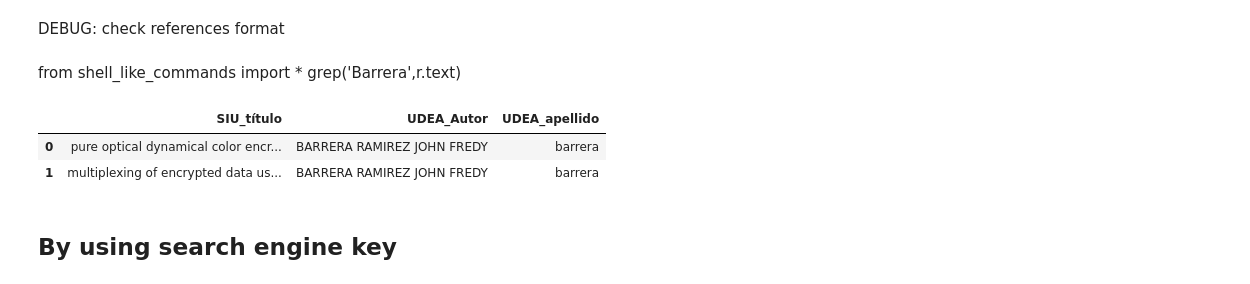
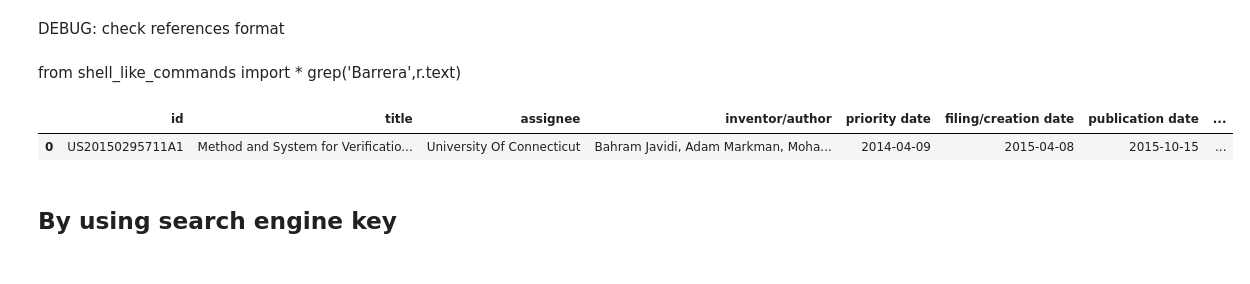
Before and after one commit to restrepo/run_firefox_from_jupyter, a Jupyter notebook: patents.ipynb, the cells around one changed output. Cells and saved outputs as stored; diff of their text form; code cells hidden in the pictures.

```diff
--- a/patents.ipynb
+++ b/patents.ipynb
@@ -87,7 +77,7 @@ SIU=udea[udea.CTR_Centro!=''].reset_index(drop=True)
 # %%
 SIU['SIU_título']=SIU.TI.str.lower().map(unidecode.unidecode).str.replace('\s+\([0-9a-z\s\-\.\'?\:,]+\)$','')
 # %%
-SIU['SIU_título']=SIU.Simple_TI.str.lower().map(unidecode.unidecode).str.replace('\s+\[[0-9a-z\s\-\.\'?\:,\(\)]+\]$','')
+SIU['SIU_título']=SIU.SIU_título.str.lower().map(unidecode.unidecode).str.replace('\s+\[[0-9a-z\s\-\.\'?\:,\(\)]+\]$','')
 # %%
 tmp=SIU[~SIU.Tipo.str.contains('^UDEA$')]
 siu=SIU[SIU.Tipo.str.contains('^UDEA$')].append(tmp).reset_index(drop=True)
@@ -101,6 +91,6 @@ siu['UDEA_apellido']=siu.CTR_NOMBRE.str.split(' ').str[0].str.lower().map(unidec
 # %%
 df=siu[['SIU_título','UDEA_Autor','UDEA_apellido']]
 # %%
-df=df[np.logical_and( df.UDEA_apellido=='barrera' , df.SIU_título.str.contains('encrypt'))].reset_index(drop=True)
+#df=df[np.logical_and( df.UDEA_apellido=='barrera' , df.SIU_título.str.contains('encrypt'))].reset_index(drop=True)
 # %%
 #Temporal DataFrame:
@@ -112,2 +106,2 @@ df=pd.DataFrame({ 'UDEA_Autor':['John Fredy Barrera','John Fredy Barrera','N N',
 # %%
-df=df.loc[[0]]
+df=df[0:700] #one week run in fisica....
@@ -134,5 +108,5 @@ df
 # %%
-SAVE=False
+SAVE=True
 patents=pd.DataFrame()
 analysed=pd.DataFrame()
 failed=pd.DataFrame()
@@ -231,12 +205,11 @@ DEBUG: check references format
 # %% [markdown]
 from shell_like_commands import *
 grep('Barrera',r.text)
-# %%
-analysed
-# %% [output]
-|  | SIU_título | UDEA_Autor | UDEA_apellido |
-| 0 | pure optical dynamical color encr... | BARRERA RAMIREZ JOHN FREDY | barrera |
-| 1 | multiplexing of encrypted data us... | BARRERA RAMIREZ JOHN FREDY | barrera |
+# %%
+patents
+# %% [output]
+|  | id | title | assignee | inventor/author | priority date | filing/creation date | publication date | ... |
+| 0 | US20150295711A1 | Method and System for Verificatio... | University Of Connecticut | Bahram Javidi, Adam Markman, Moha... | 2014-04-09 | 2015-04-08 | 2015-10-15 | ... |
 # %% [markdown]
 ## By using search engine key
 # %% [markdown]
```
Also changed, not shown: parts of 7 cells of this notebook, 1 other file.
